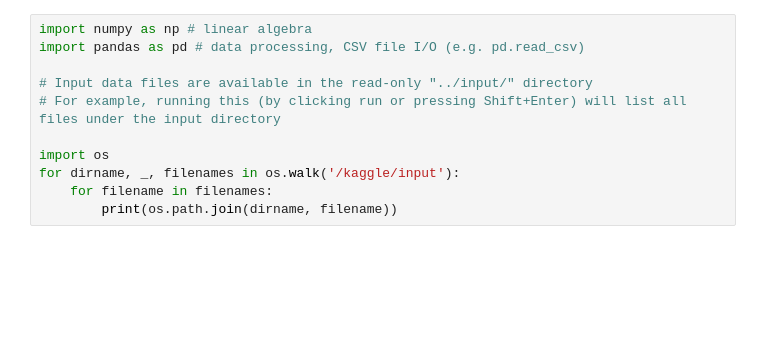
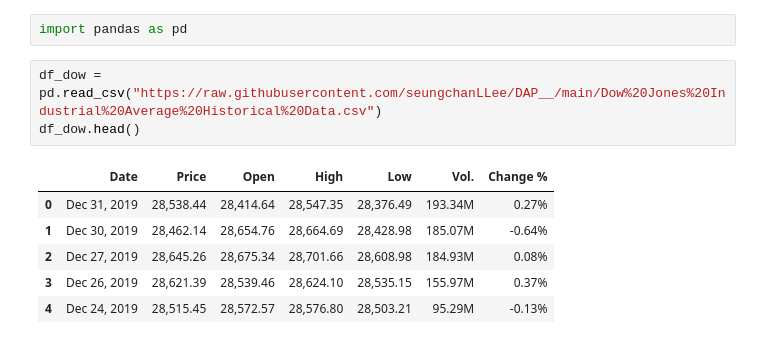
Before and after one commit to seungchanLLee/DAP__, a Jupyter notebook: DB_Project.ipynb, the cells around one changed output. Cells and saved outputs as stored; diff of their text form; blank space fills up the shorter version.

```diff
--- a/DB_Project.ipynb
+++ b/DB_Project.ipynb
@@ -1,14 +1,15 @@
 # %% [markdown]
 <a href="https://colab.research.google.com/github/seungchanLLee/DAP__/blob/main/DB_Project.ipynb" target="_parent"><img src="https://colab.research.google.com/assets/colab-badge.svg" alt="Open In Colab"/></a>
-# %%
-import numpy as np # linear algebra
-import pandas as pd # data processing, CSV file I/O (e.g. pd.read_csv)
-
-# Input data files are available in the read-only "../input/" directory
-# For example, running this (by clicking run or pressing Shift+Enter) will list all files under the input directory
-
-import os
-for dirname, _, filenames in os.walk('/kaggle/input'):
-    for filename in filenames:
-        print(os.path.join(dirname, filename))
+# %%
+import pandas as pd
+# %%
+df_dow = pd.read_csv("https://raw.githubusercontent.com/seungchanLLee/DAP__/main/Dow%20Jones%20Industrial%20Average%20Historical%20Data.csv")
+df_dow.head()
+# %% [output]
+|  | Date | Price | Open | High | Low | Vol. | Change % |
+| 0 | Dec 31, 2019 | 28,538.44 | 28,414.64 | 28,547.35 | 28,376.49 | 193.34M | 0.27% |
+| 1 | Dec 30, 2019 | 28,462.14 | 28,654.76 | 28,664.69 | 28,428.98 | 185.07M | -0.64% |
+| 2 | Dec 27, 2019 | 28,645.26 | 28,675.34 | 28,701.66 | 28,608.98 | 184.93M | 0.08% |
+| 3 | Dec 26, 2019 | 28,621.39 | 28,539.46 | 28,624.10 | 28,535.15 | 155.97M | 0.37% |
+| 4 | Dec 24, 2019 | 28,515.45 | 28,572.57 | 28,576.80 | 28,503.21 | 95.29M | -0.13% |
 # %%
```
Also changed, not shown: parts of 5 cells of this notebook.
